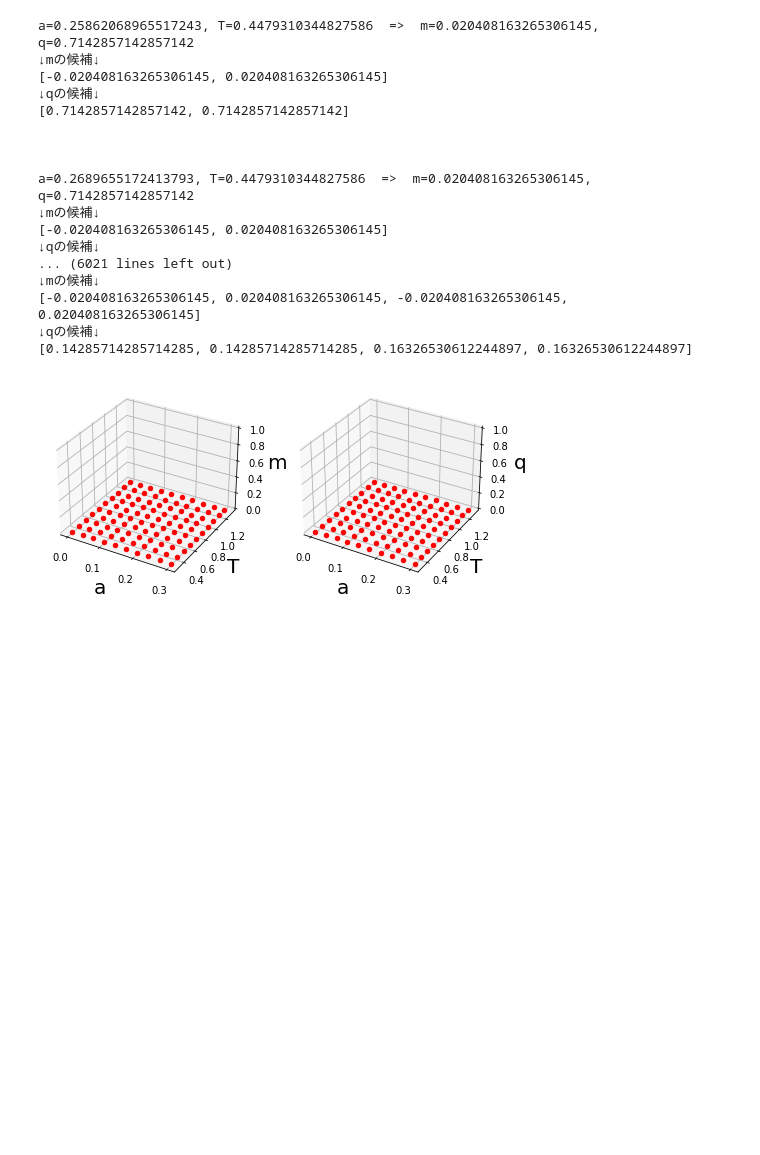
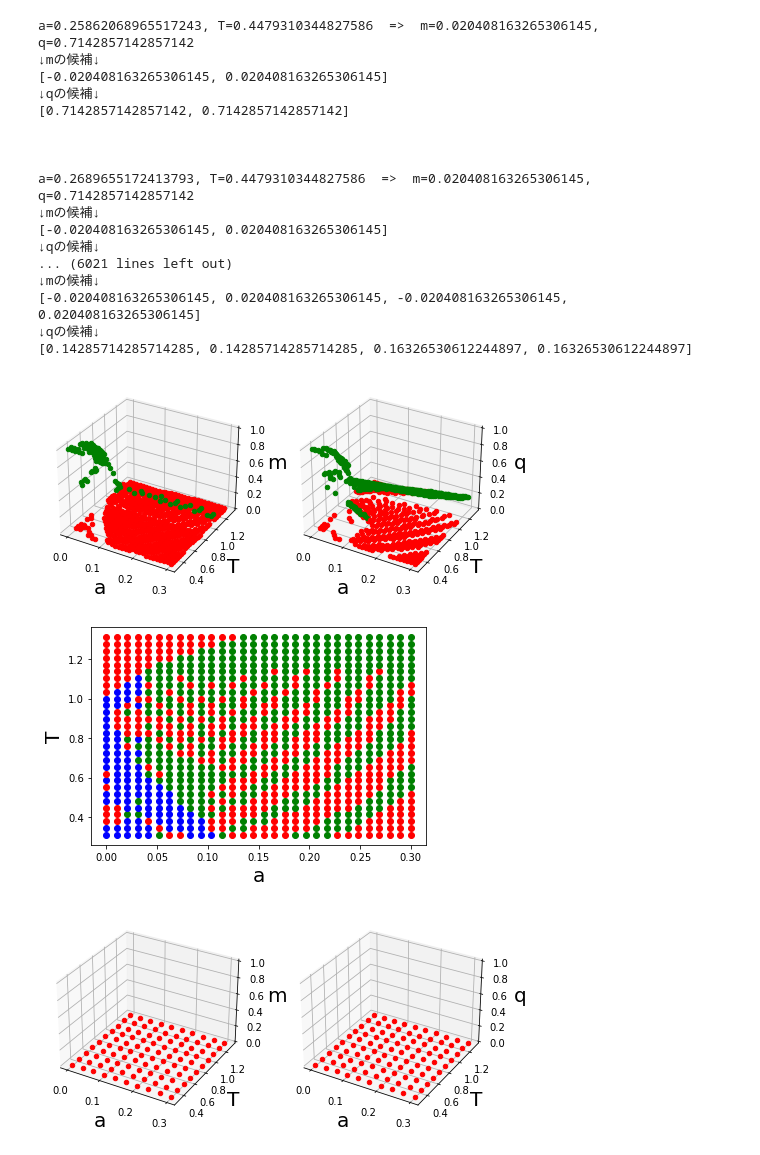
Before and after one commit to yamoyamoto/jupyter, a Jupyter notebook: fp_model/PhaseDiagram-2.ipynb, the cells around one changed output. Drawn from its saved outputs; the diff is of its cells as text; code cells hidden in the pictures; blank space fills up the shorter version.

```diff
--- a/fp_model/PhaseDiagram-2.ipynb
+++ b/fp_model/PhaseDiagram-2.ipynb
@@ -253,33 +253,39 @@ ax.set_xlabel("a", size = 20)
 ax.set_ylabel("T", size = 20)
 ax.set_zlabel("m", size = 20)
 
 plot_scatter(ax, result_a, result_t, result_m)
 
 # csv 読み出し
 ax_2 = fig.add_subplot(122, projection='3d', zlim=(0, 1.0))
 
 ax_2.set_xlabel("a", size = 20)
 ax_2.set_ylabel("T", size = 20)
 ax_2.set_zlabel("q", size = 20)
 
 plot_scatter(ax_2, result_a, result_t, result_q)
 
 
 
 fig = plt.figure()
 ax_3 = fig.add_subplot(111)
 
+ax_3.set_xlabel("a", size = 20)
+ax_3.set_ylabel("T", size = 20)
+
 for i in range(len(result_a)):
     color = "red"
     if result_m[i] > 0.05 and result_q[i] > 0.05:
         color = "blue"
     elif result_q[i] > 0.05:
         color = "green"
     ax_3.scatter(result_a[i], result_t[i], color=color)
 
 
 
 plt.show()
+# %% [output]
+[figure, added]
+[figure, added]
 # %%
 def plot_scatter(ax, result_a, result_t, result_z):
     for i in range(len(result_m)):
```
Also changed, not shown: 1 other file.
